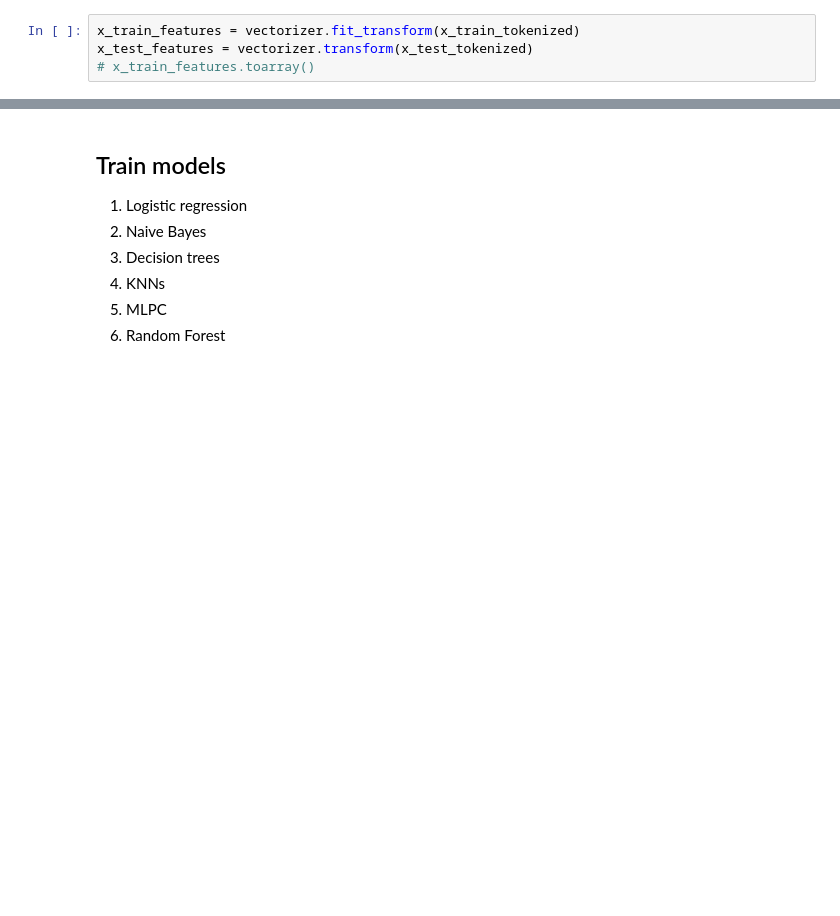
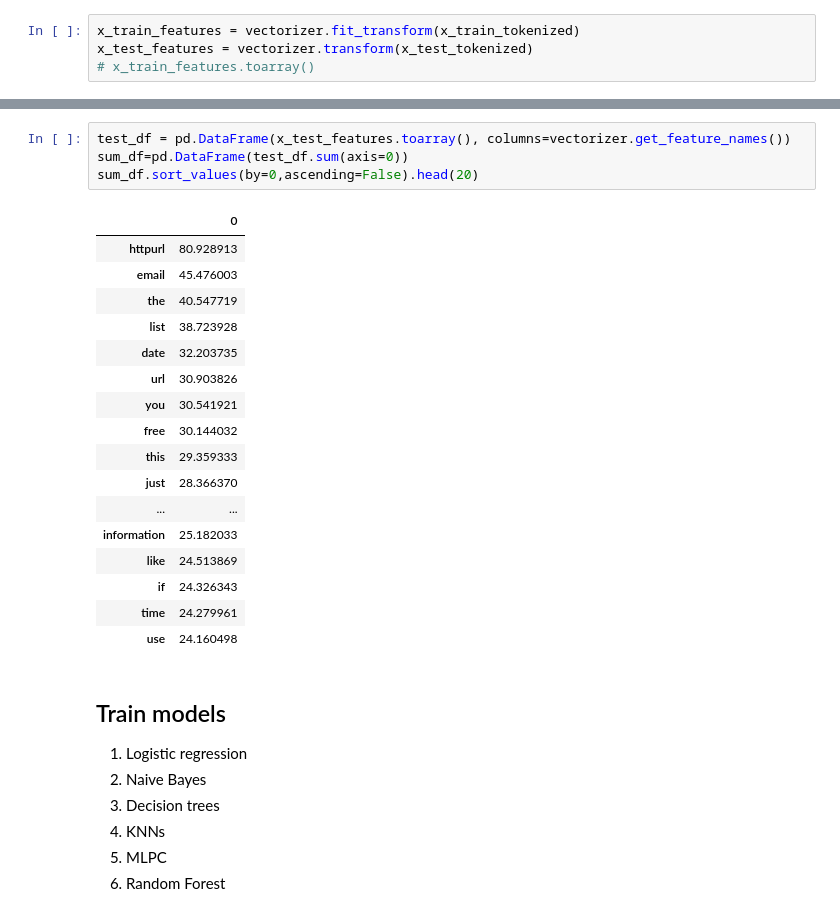
Before and after one commit to PeaceTwinkle/NMKHDL-spam, a Jupyter notebook: SpamMailClassificationProject_HuynhVanTuAn_207KD40106.ipynb, the cells around one changed output, grey strips where cells are left out. Saved outputs shown, nothing was run; the diff lists cells and outputs as text; blank space fills up the shorter version.

```diff
--- a/SpamMailClassificationProject_HuynhVanTuAn_207KD40106.ipynb
+++ b/SpamMailClassificationProject_HuynhVanTuAn_207KD40106.ipynb
@@ -607,3 +661,25 @@ train_df = pd.DataFrame(x_train_features.toarray(), columns=vectorizer.get_featu
+# %%
+test_df = pd.DataFrame(x_test_features.toarray(), columns=vectorizer.get_feature_names())
+sum_df=pd.DataFrame(test_df.sum(axis=0))
+sum_df.sort_values(by=0,ascending=False).head(20)
+# %% [output]
+|  | 0 |
+| httpurl | 80.928913 |
+| email | 45.476003 |
+| the | 40.547719 |
+| list | 38.723928 |
+| date | 32.203735 |
+| url | 30.903826 |
+| you | 30.541921 |
+| free | 30.144032 |
+| this | 29.359333 |
+| just | 28.366370 |
+| ... | ... |
+| information | 25.182033 |
+| like | 24.513869 |
+| if | 24.326343 |
+| time | 24.279961 |
+| use | 24.160498 |
 # %% [markdown]
 ## Train models
 
```
Also changed, not shown: parts of 7 cells of this notebook.
